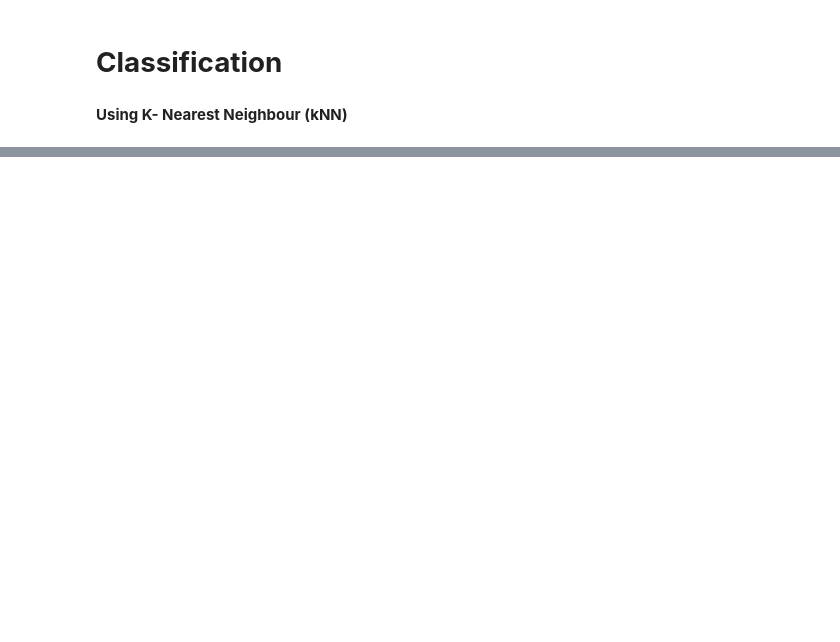
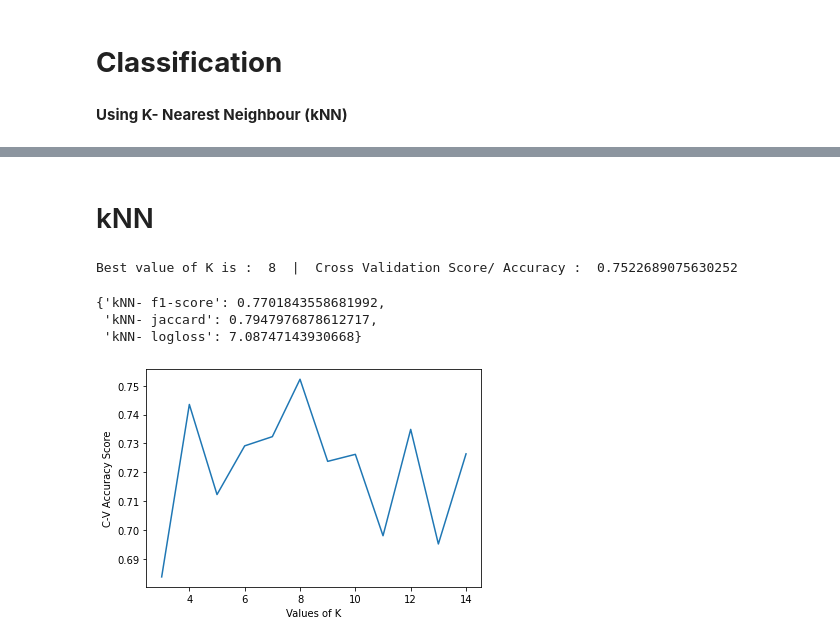
Before and after one commit to sumit-rk/Data_Science-ML, a Jupyter notebook: Loan_Classifier.ipynb, the cells around one changed output, grey strips where cells are left out. Saved outputs shown, nothing was run; the diff lists cells and outputs as text; code cells hidden in the pictures; blank space fills up the shorter version.

```diff
--- a/Loan_Classifier.ipynb
+++ b/Loan_Classifier.ipynb
@@ -206,7 +231,7 @@ array(['PAIDOFF', 'PAIDOFF', 'PAIDOFF', 'PAIDOFF', 'PAIDOFF', 'PAIDOFF',
 # %% [markdown]
 Data Standardization give data zero mean and unit variance
 # %%
-X = preprocessing.StandardScaler().fit(X).transform(X)
+X = preprocessing.StandardScaler().fit_transform(X)
 X[0:5]
 # %% [output]
 array([[ 0.51578458,  0.92071769,  2.33152555, -0.42056004, -1.20577805,
@@ -225,0 +264,25 @@ array([[ 0.51578458,  0.92071769,  2.33152555, -0.42056004, -1.20577805,
+# %% [markdown]
+# kNN
+# %%
+from sklearn.neighbors import KNeighborsClassifier
+
+bestScore =0.0
+accList = []
+
+for k in range(3,15):
+
+  clf_knn = KNeighborsClassifier(n_neighbors = k, algorithm ='auto')
+
+  scores = cross_val_score(clf_knn,X,y,cv=10)
+  score = scores.mean()
+  accList.append(score)
+
+  if score > bestScore:
+    bestScore = score
+    best_clf = clf_knn
+    bestK = k
+
+print("Best value of K is : ",bestK," |  Cross Validation Score/ Accuracy : ",bestScore)
+clf_knn = best_clf
+# %% [output]
+Best value of K is :  8  |  Cross Validation Score/ Accuracy :  0.7522689075630252
@@ -225,0 +297,13 @@ array([[ 0.51578458,  0.92071769,  2.33152555, -0.42056004, -1.20577805,
+# %%
+trainScores
+# %% [output]
+{'kNN- f1-score': 0.7701843558681992,
+ 'kNN- jaccard': 0.7947976878612717,
+ 'kNN- logloss': 7.08747143930668}
+# %%
+plt.plot(range(3,15),accList)
+plt.xlabel('Values of K')
+plt.ylabel('C-V Accuracy Score')
+plt.show()
+# %% [output]
+[figure, added]
```
Also changed, not shown: parts of 15 cells of this notebook.
